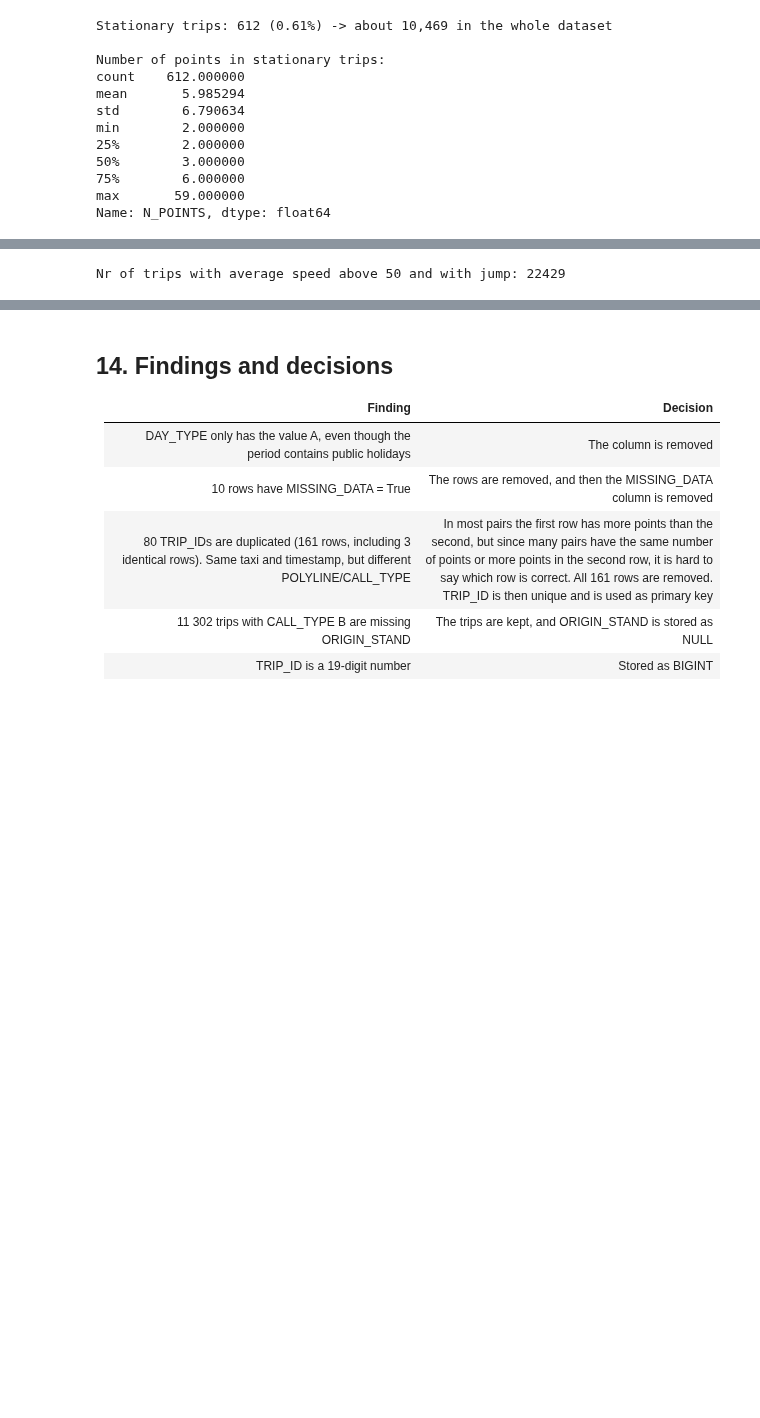
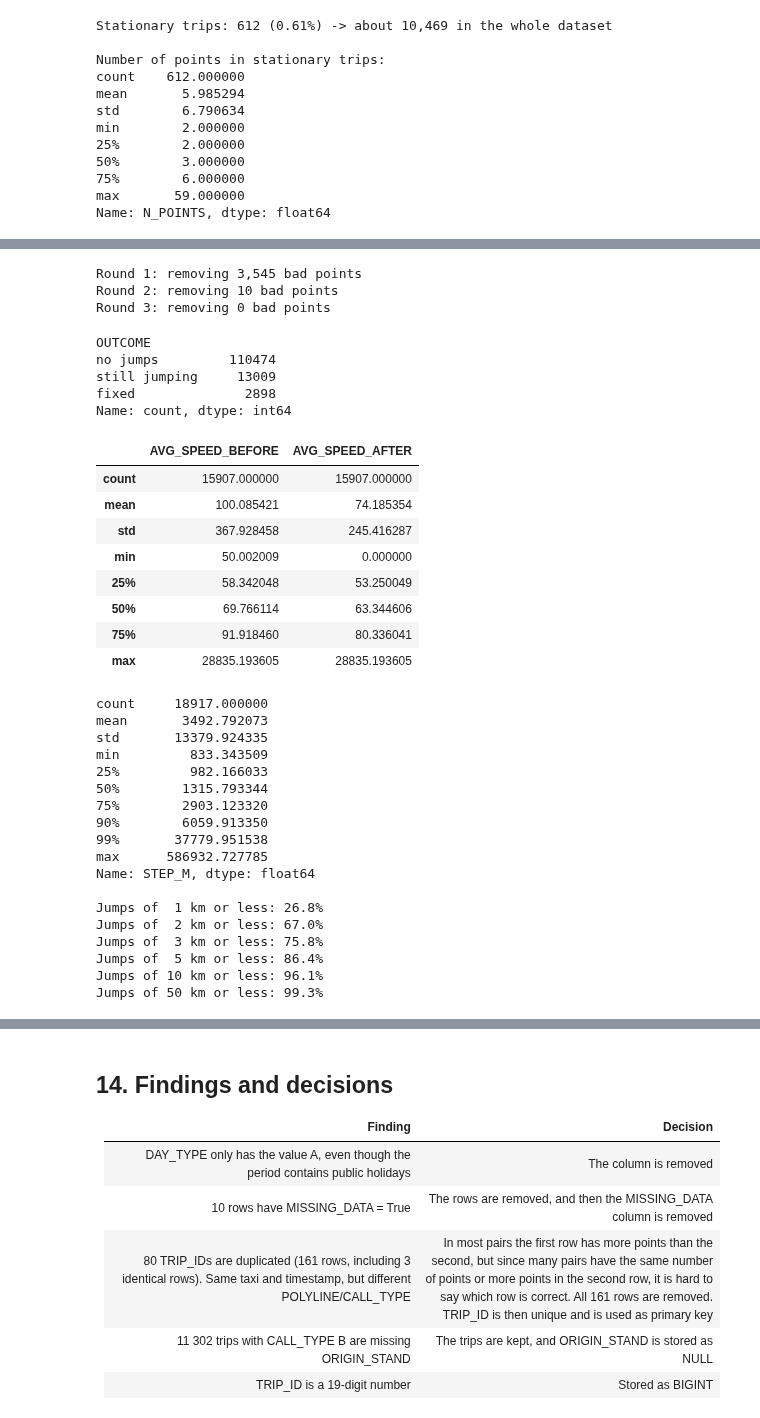
Before and after one commit to gbjaaland/TDT4225-Assignment2, a Jupyter notebook: eda.ipynb, the cells around one changed output, grey strips where cells are left out. Drawn from its saved outputs; the diff is of its cells as text; code cells hidden in the pictures; blank space fills up the shorter version.

```diff
--- a/eda.ipynb
+++ b/eda.ipynb
@@ -731,13 +752,0 @@ NameError: name 'valid' is not defined
-# %%
-# inspect trips
-trips_jump["POLYLINE"] = trips_jump["POLYLINE"].apply(json.loads).copy()
-print(f"Nr of trips with average speed above {SPEED_THRESHOLD} and with jump: {len(trip_ids_jump)}")
-
-display()
-
-top_ten_fastest_jump = high_speed_steps[high_speed_steps["JUMP"]].sort_values(by=["SPEED_KMH"], ascending=False).TRIP_ID.tolist()[0:10]
-bottom_ten_fastest_jump = high_speed_steps[high_speed_steps["JUMP"]].sort_values(by=["SPEED_KMH"]).TRIP_ID.tolist()[0:10]
-plot_trip(trips_jump[trips_jump["TRIP_ID"].isin(top_ten_fastest_jump)])
-plot_trip(trips_jump[trips_jump["TRIP_ID"].isin(bottom_ten_fastest_jump)])
-# %% [output]
-Nr of trips with average speed above 50 and with jump: 22429
@@ -743,0 +760,67 @@ Nr of trips with average speed above 50 and with jump: 22429
+# %%
+# remove the classified bad points, recompute steps, repeat
+after = before
+for round_nr in range(1, 10):
+    bad = after["ERROR_TYPE"] != ""
+    print(f"Round {round_nr}: removing {bad.sum():,} bad points")
+    if not bad.any():
+        break
+    kept = after.loc[~bad, ["TRIP_ID", "LONGITUDE", "LATITUDE"]].copy()
+    after = classify_bad_points(calculate_steps(kept), MAX_STEP_M)
+# %% [output]
+Round 1: removing 3,545 bad points
+Round 2: removing 10 bad points
+Round 3: removing 0 bad points
+# %%
+# compare before and after, one row per trip
+summary_after = trip_summary(after).reindex(summary_before.index, fill_value=0)
+trip_hours = high_speed.set_index("TRIP_ID")["DURATION_MIN"] / 60
+status = pd.DataFrame({
+    "JUMPS_BEFORE": summary_before["N_JUMPS"],
+    "JUMPS_AFTER": summary_after["N_JUMPS"],
+    "POINTS_REMOVED": summary_before["N_POINTS"] - summary_after["N_POINTS"],
+    "AVG_SPEED_BEFORE": summary_before["DISTANCE_KM"] / trip_hours,
+    "AVG_SPEED_AFTER": summary_after["DISTANCE_KM"] / trip_hours,
+})
+status["OUTCOME"] = np.select(
+    [status["JUMPS_BEFORE"] == 0, status["JUMPS_AFTER"] == 0],
+    ["no jumps", "fixed"],
+    default="still jumping",
+)
+
+print(status["OUTCOME"].value_counts(), "\n")
+display(status.loc[status["OUTCOME"] != "no jumps", ["AVG_SPEED_BEFORE", "AVG_SPEED_AFTER"]].describe())
+report_unexplained_jumps(after)
+# %% [output]
+OUTCOME
+no jumps         110474
+still jumping     13009
+fixed              2898
+Name: count, dtype: int64
+|  | AVG_SPEED_BEFORE | AVG_SPEED_AFTER |
+| count | 15907.000000 | 15907.000000 |
+| mean | 100.085421 | 74.185354 |
+| std | 367.928458 | 245.416287 |
+| min | 50.002009 | 0.000000 |
+| 25% | 58.342048 | 53.250049 |
+| 50% | 69.766114 | 63.344606 |
+| 75% | 91.918460 | 80.336041 |
+| max | 28835.193605 | 28835.193605 |
+count     18917.000000
+mean       3492.792073
+std       13379.924335
+min         833.343509
+25%         982.166033
+50%        1315.793344
+75%        2903.123320
+90%        6059.913350
+99%       37779.951538
+max      586932.727785
+Name: STEP_M, dtype: float64
+
+Jumps of  1 km or less: 26.8%
+Jumps of  2 km or less: 67.0%
+Jumps of  3 km or less: 75.8%
+Jumps of  5 km or less: 86.4%
+Jumps of 10 km or less: 96.1%
+Jumps of 50 km or less: 99.3%
```
Also changed, not shown: parts of 9 cells of this notebook.
